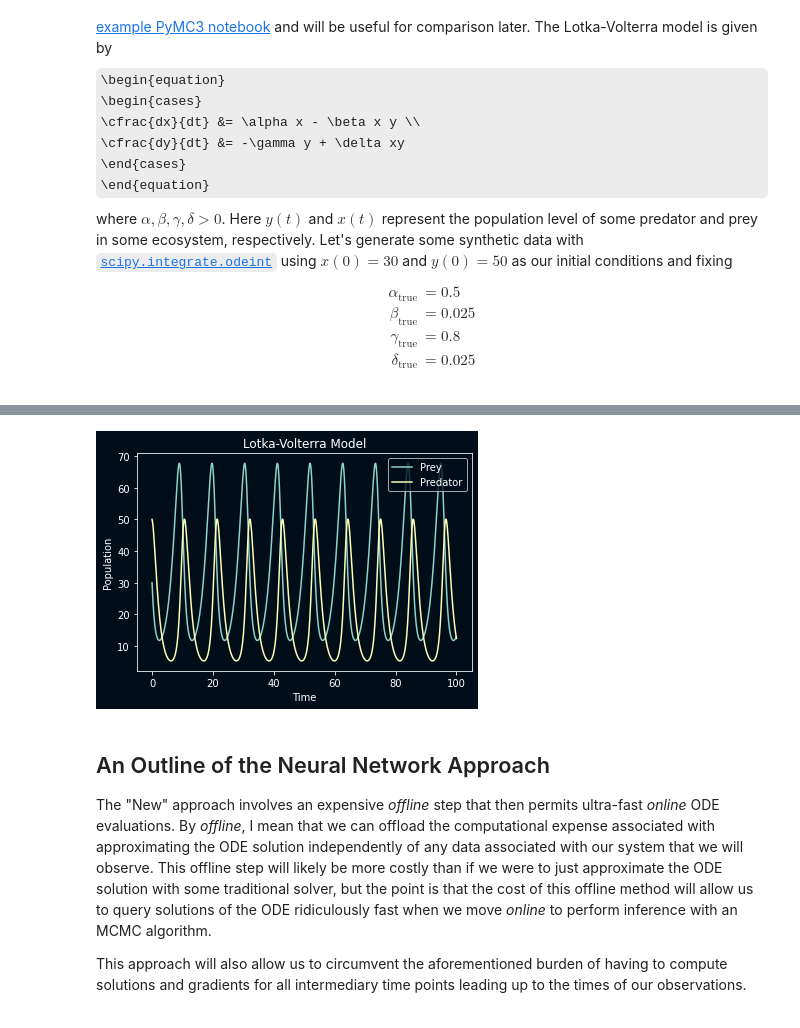
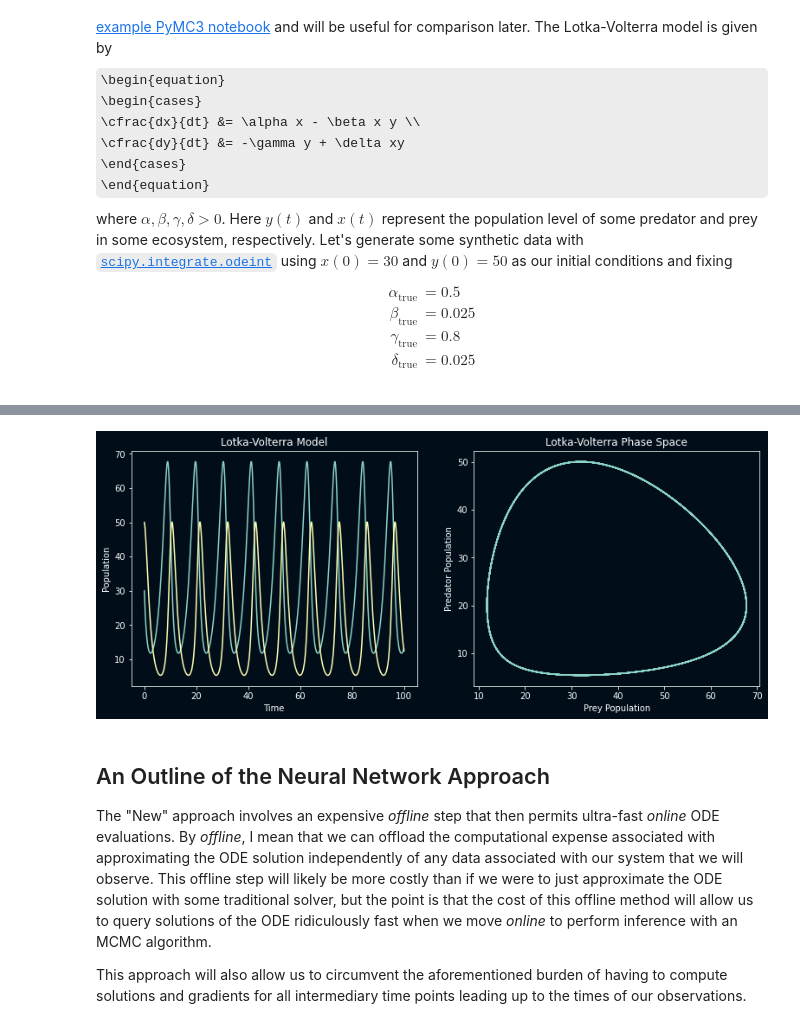
Before and after one commit to jlindbloom/qed404, a Jupyter notebook: _notebooks/2021-01-01-ode-inference-with-pydens-and-pymc3.ipynb, the cells around one changed output, grey strips where cells are left out. Drawn from its saved outputs; the diff is of its cells as text; code cells hidden in the pictures; some formulas as TeX source.

```diff
--- a/_notebooks/2021-01-01-ode-inference-with-pydens-and-pymc3.ipynb
+++ b/_notebooks/2021-01-01-ode-inference-with-pydens-and-pymc3.ipynb
@@ -88,13 +80,25 @@ plt.show()
-# %%
-plt.plot(t, sol[:,0], label="Prey")
-plt.plot(t, sol[:,1], label="Predator")
-plt.xlabel("Time")
-plt.ylabel("Population")
-plt.title("Lotka-Volterra Model")
-plt.legend()
-plt.show()
-# %% [output]
-[figure, removed]
+# %%
+#collapse
+
+fig, axs = plt.subplots(1,2, figsize=(13,5))
+
+prey, predator = sol.T
+
+axs[0].plot(t, prey, label="Prey")
+axs[0].plot(t, predator, label="Predator")
+axs[0].set_xlabel("Time")
+axs[0].set_ylabel("Population")
+axs[0].set_title("Lotka-Volterra Model")
+
+
+axs[1].plot(prey, predator)
+axs[1].set_xlabel("Prey Population")
+axs[1].set_ylabel("Predator Population")
+axs[1].set_title("Lotka-Volterra Phase Space")
+
+plt.show()
+# %% [output]
+[figure, added]
 # %% [markdown]
 ## An Outline of the Neural Network Approach
 
```
Also changed, not shown: parts of 4 cells of this notebook.
